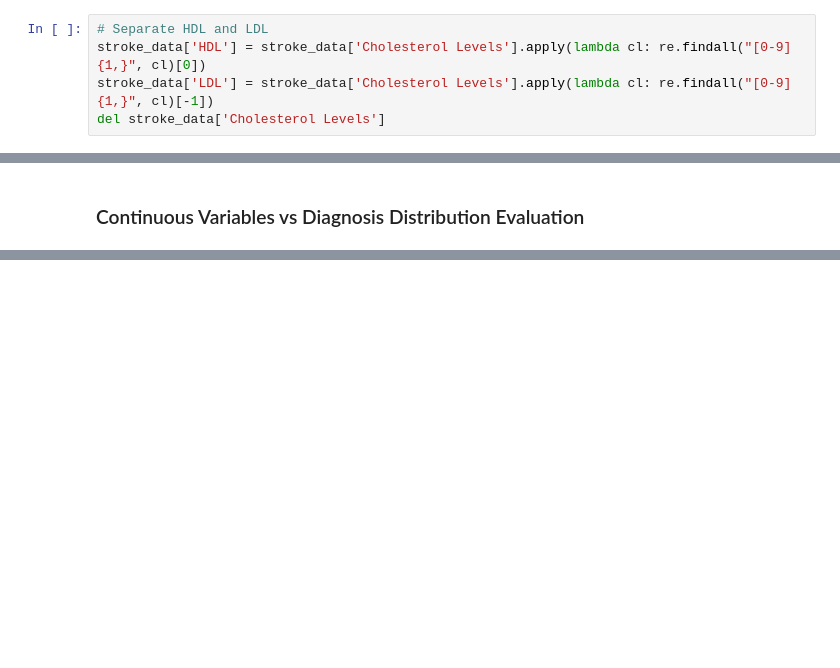
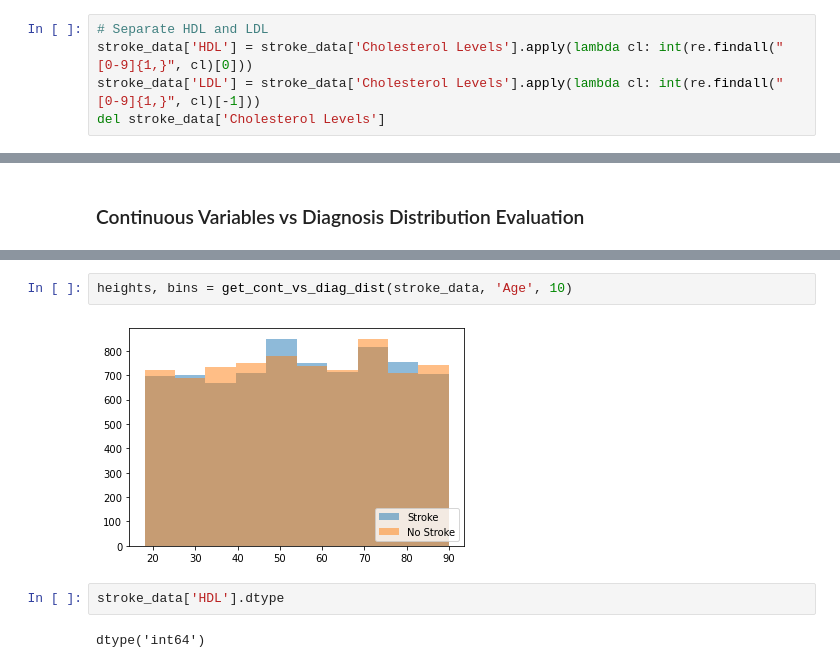
Before and after one commit to adam-stogsdill/Stroke-Prediction, a Jupyter notebook: prelim_data_analysis.ipynb, the cells around one changed output, grey strips where cells are left out. Cells and saved outputs as stored; diff of their text form; blank space fills up the shorter version.

```diff
--- a/prelim_data_analysis.ipynb
+++ b/prelim_data_analysis.ipynb
@@ -49,8 +50,8 @@ stroke_data['Diastolic'] = stroke_data['Blood Pressure Levels'].apply(lambda bp:
 del stroke_data['Blood Pressure Levels']
 # %%
 # Separate HDL and LDL
-stroke_data['HDL'] = stroke_data['Cholesterol Levels'].apply(lambda cl: re.findall("[0-9]{1,}", cl)[0])
-stroke_data['LDL'] = stroke_data['Cholesterol Levels'].apply(lambda cl: re.findall("[0-9]{1,}", cl)[-1])
+stroke_data['HDL'] = stroke_data['Cholesterol Levels'].apply(lambda cl: int(re.findall("[0-9]{1,}", cl)[0]))
+stroke_data['LDL'] = stroke_data['Cholesterol Levels'].apply(lambda cl: int(re.findall("[0-9]{1,}", cl)[-1]))
 del stroke_data['Cholesterol Levels']
 # %%
 stroke_data.head()
@@ -179,0 +225,8 @@ probability_dict
+# %%
+heights, bins = get_cont_vs_diag_dist(stroke_data, 'Age', 10)
+# %% [output]
+[figure, added]
+# %%
+stroke_data['HDL'].dtype
+# %% [output]
+dtype('int64')
```
Also changed, not shown: parts of 7 cells of this notebook.
